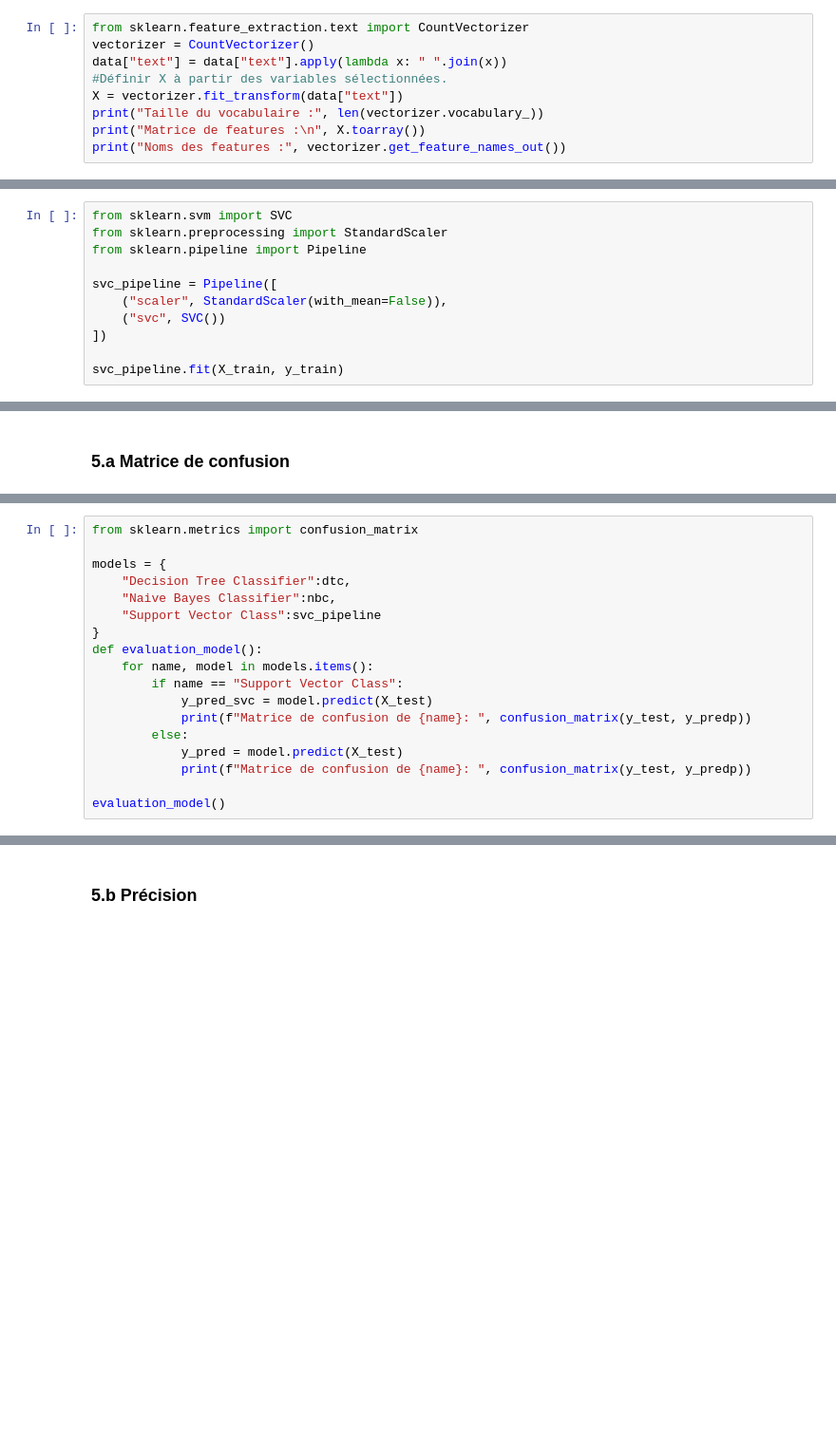
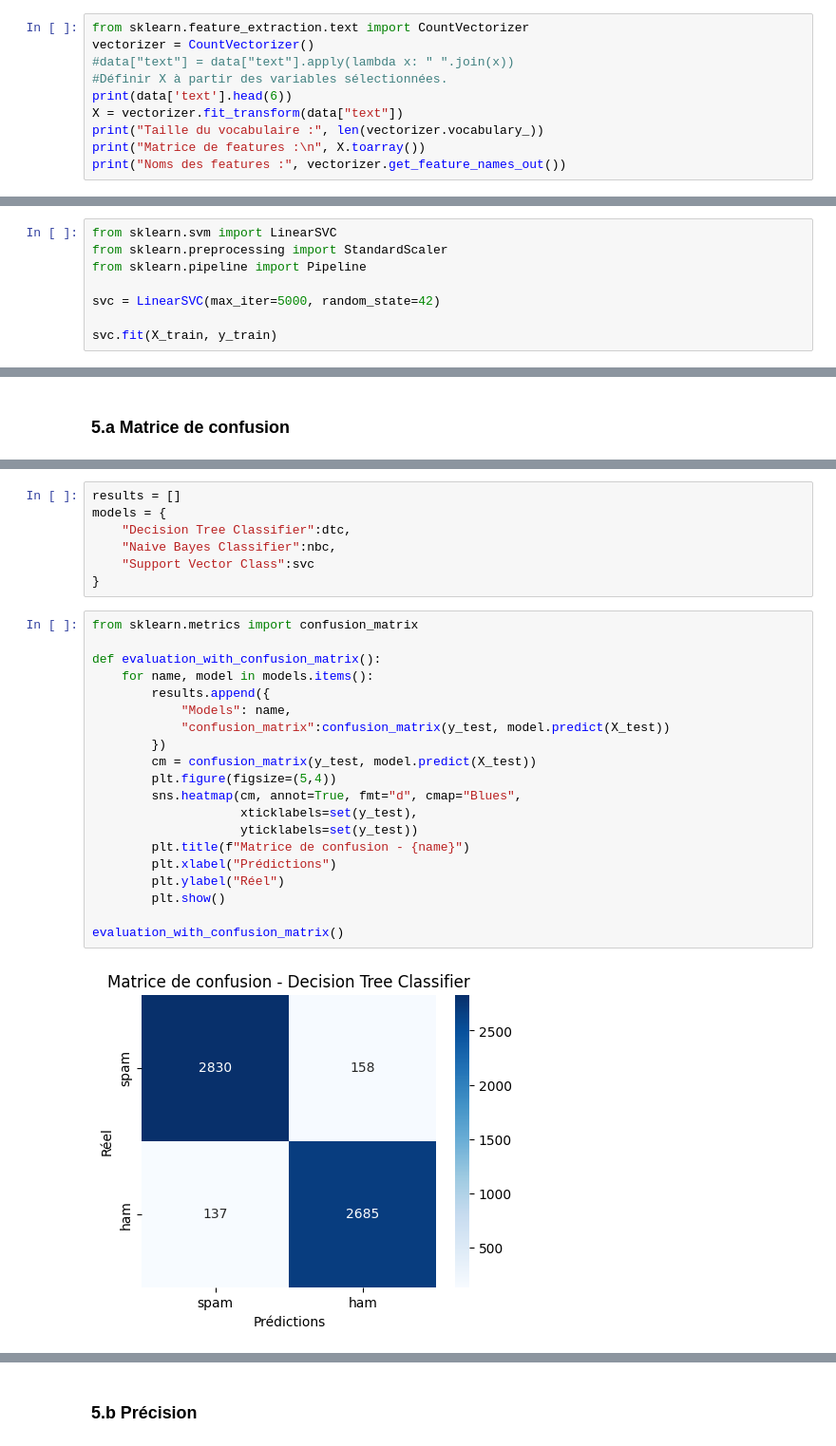
Before and after one commit to r00tMG/project_BMSecurity, a Jupyter notebook: notebooks/script.ipynb, the cells around one changed output, grey strips where cells are left out. Shown at 95% size. Saved outputs shown, nothing was run; the diff lists cells and outputs as text; blank space fills up the shorter version.

```diff
--- a/notebooks/script.ipynb
+++ b/notebooks/script.ipynb
@@ -335,8 +335,9 @@ Name: text, dtype: object
 # %%
 from sklearn.feature_extraction.text import CountVectorizer
 vectorizer = CountVectorizer()
-data["text"] = data["text"].apply(lambda x: " ".join(x))
+#data["text"] = data["text"].apply(lambda x: " ".join(x))
 #Définir X à partir des variables sélectionnées.
+print(data['text'].head(6))
 X = vectorizer.fit_transform(data["text"])
 print("Taille du vocabulaire :", len(vectorizer.vocabulary_))
 print("Matrice de features :\n", X.toarray())
@@ -384,13 +392,10 @@ MultinomialNB()
 # %% [markdown]
 ### 4.c Support Vector Class
 # %%
-from sklearn.svm import SVC
+from sklearn.svm import LinearSVC
 from sklearn.preprocessing import StandardScaler
 from sklearn.pipeline import Pipeline
 
-svc_pipeline = Pipeline([
-    ("scaler", StandardScaler(with_mean=False)),
-    ("svc", SVC())
-])
+svc = LinearSVC(max_iter=5000, random_state=42)
 
-svc_pipeline.fit(X_train, y_train)
+svc.fit(X_train, y_train)
@@ -401,18 +410,29 @@ svc_pipeline.fit(X_train, y_train)
+# %%
+results = []
+models = {
+    "Decision Tree Classifier":dtc,
+    "Naive Bayes Classifier":nbc,
+    "Support Vector Class":svc
+}
 # %%
 from sklearn.metrics import confusion_matrix
 
-models = {
-    "Decision Tree Classifier":dtc,
-    "Naive Bayes Classifier":nbc,
-    "Support Vector Class":svc_pipeline
-}
-def evaluation_model():
+def evaluation_with_confusion_matrix():
     for name, model in models.items():
-        if name == "Support Vector Class":
-            y_pred_svc = model.predict(X_test)
-            print(f"Matrice de confusion de {name}: ", confusion_matrix(y_test, y_predp))
-        else:
-            y_pred = model.predict(X_test)
-            print(f"Matrice de confusion de {name}: ", confusion_matrix(y_test, y_predp))
+        results.append({
+            "Models": name,
+            "confusion_matrix":confusion_matrix(y_test, model.predict(X_test))
+        })
+        cm = confusion_matrix(y_test, model.predict(X_test))
+        plt.figure(figsize=(5,4))
+        sns.heatmap(cm, annot=True, fmt="d", cmap="Blues",
+                    xticklabels=set(y_test),
+                    yticklabels=set(y_test))
+        plt.title(f"Matrice de confusion - {name}")
+        plt.xlabel("Prédictions")
+        plt.ylabel("Réel")
+        plt.show()
 
-evaluation_model()
+evaluation_with_confusion_matrix()
+# %% [output]
+[figure, added]
```
Also changed, not shown: parts of 34 cells of this notebook, 4 other files.
